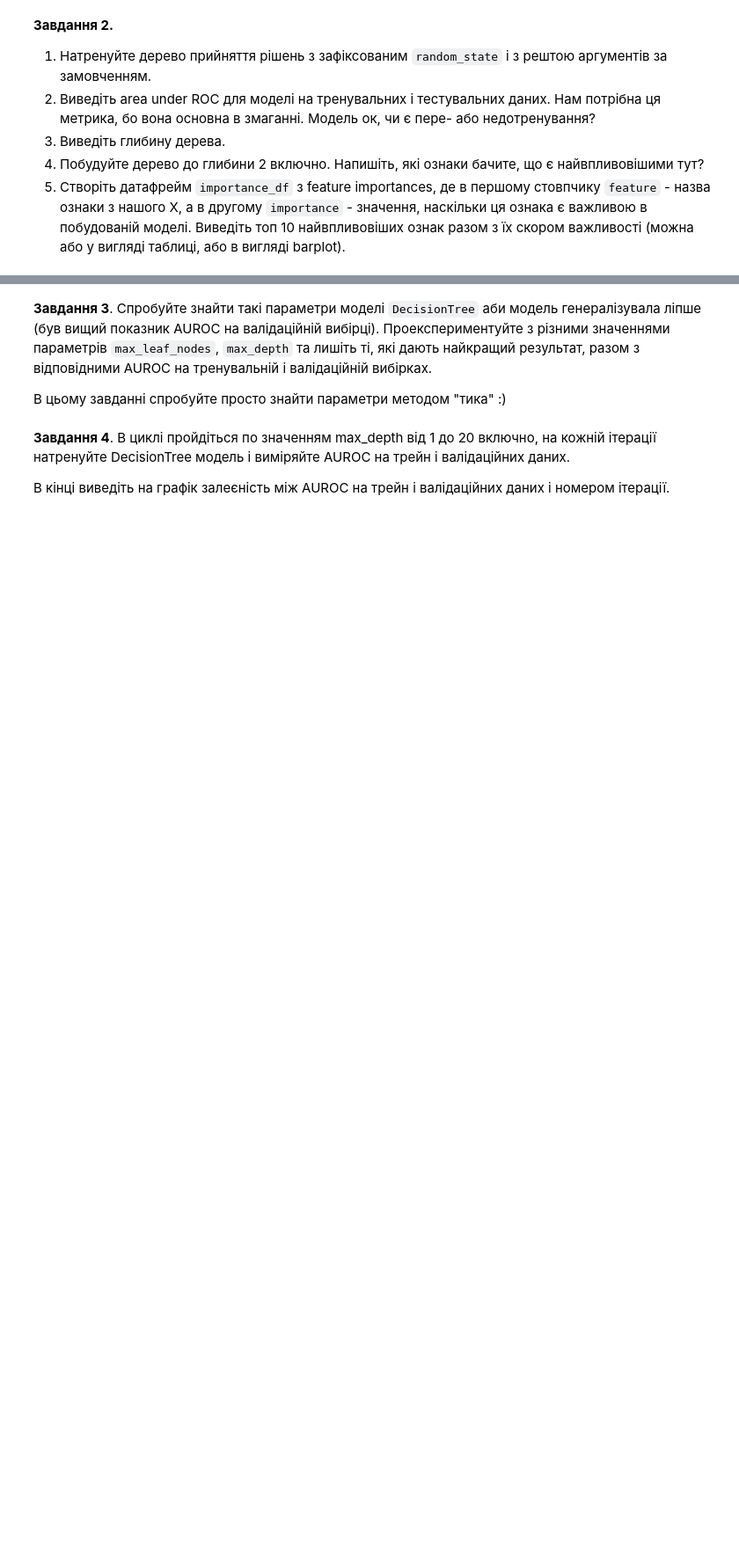
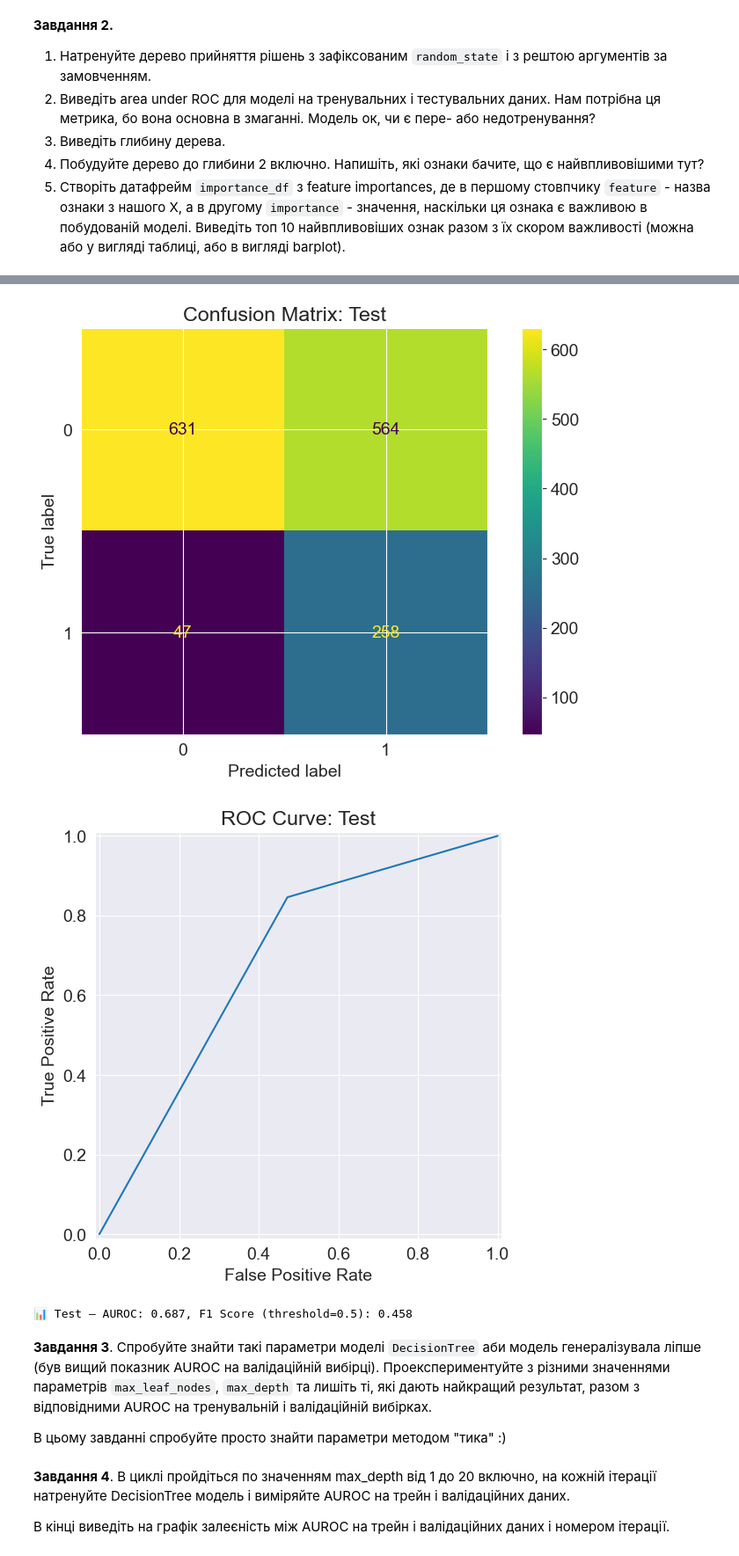
Before and after one commit to o-semenkova/ml_home_tasks, a Jupyter notebook: HW_2_3_Дерева_прийняття_рішень.ipynb, the cells around one changed output, grey strips where cells are left out. Shown: that part at 88% size. Saved outputs shown, nothing was run; the diff lists cells and outputs as text; code cells hidden in the pictures; blank space fills up the shorter version.

```diff
--- a/HW_2_3_Дерева_прийняття_рішень.ipynb
+++ b/HW_2_3_Дерева_прийняття_рішень.ipynb
@@ -46,3 +109,11 @@
+# %%
+test_probs = model.predict_proba(X_test)[:, 1]
+
+evaluate_model_from_proba(test_targets, test_probs, 'Test')
+# %% [output]
+[figure, added]
+[figure, added]
+📊 Test — AUROC: 0.687, F1 Score (threshold=0.5): 0.458
 # %% [markdown]
 **Завдання 3**. Спробуйте знайти такі параметри моделі `DecisionTree` аби модель генералізувала ліпше (був вищий показник AUROC на валідаційній вибірці). Проекспериментуйте з різними значеннями параметрів `max_leaf_nodes`, `max_depth` та лишіть ті, які дають найкращий результат, разом з відповідними AUROC на тренувальній і валідаційній вибірках.
 
```
Also changed, not shown: parts of 9 cells of this notebook, 1 other file.
